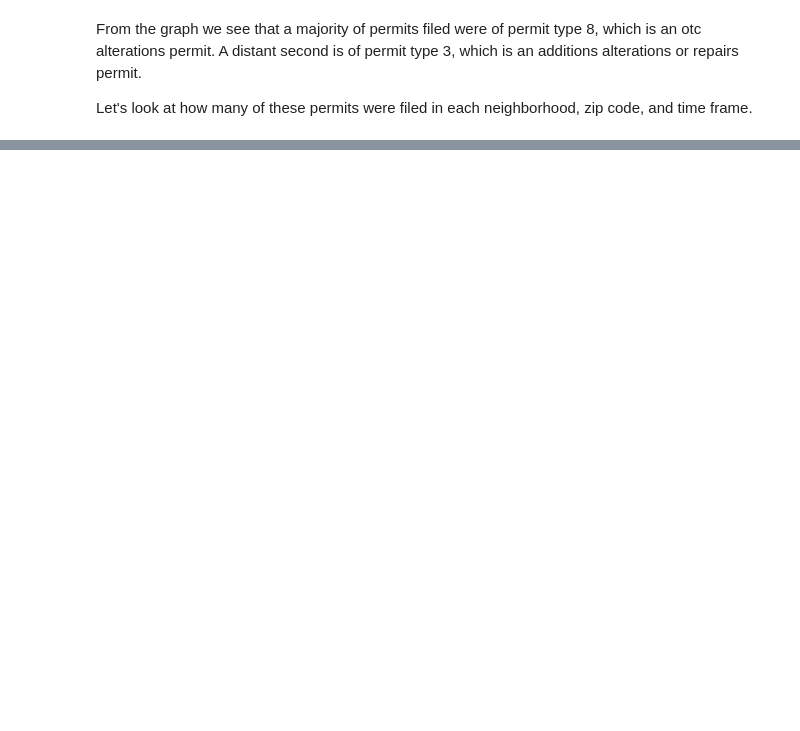
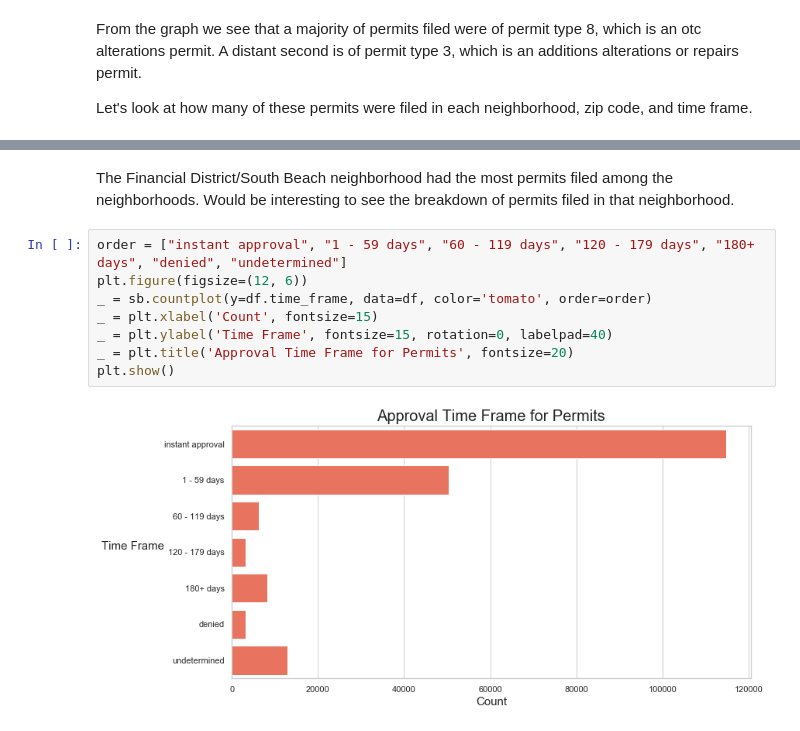
Before and after one commit to hershcode/Springboard, a Jupyter notebook: Capstone_1/EDA_SF_Building_Permits.ipynb, the cells around one changed output, grey strips where cells are left out. Saved outputs shown, nothing was run; the diff lists cells and outputs as text; blank space fills up the shorter version.

```diff
--- a/Capstone_1/EDA_SF_Building_Permits.ipynb
+++ b/Capstone_1/EDA_SF_Building_Permits.ipynb
@@ -268,0 +80,12 @@ plt.show()
+# %% [markdown]
+The Financial District/South Beach neighborhood had the most permits filed among the neighborhoods. Would be interesting to see the breakdown of permits filed in that neighborhood.
+# %%
+order = ["instant approval", "1 - 59 days", "60 - 119 days", "120 - 179 days", "180+ days", "denied", "undetermined"]
+plt.figure(figsize=(12, 6))
+_ = sb.countplot(y=df.time_frame, data=df, color='tomato', order=order)
+_ = plt.xlabel('Count', fontsize=15)
+_ = plt.ylabel('Time Frame', fontsize=15, rotation=0, labelpad=40)
+_ = plt.title('Approval Time Frame for Permits', fontsize=20)
+plt.show()
+# %% [output]
+[figure, added]
```
Also changed, not shown: parts of 75 cells of this notebook.
